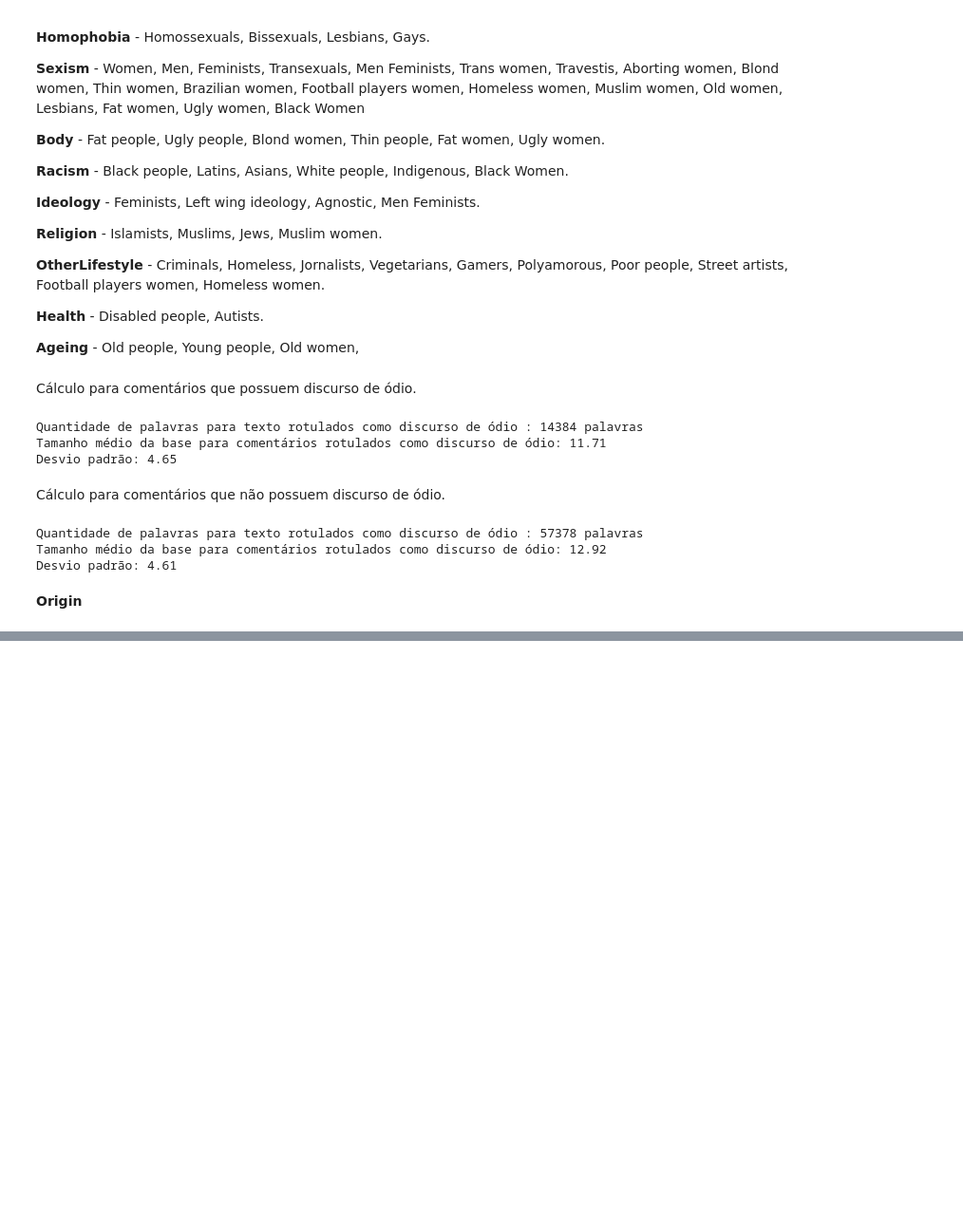
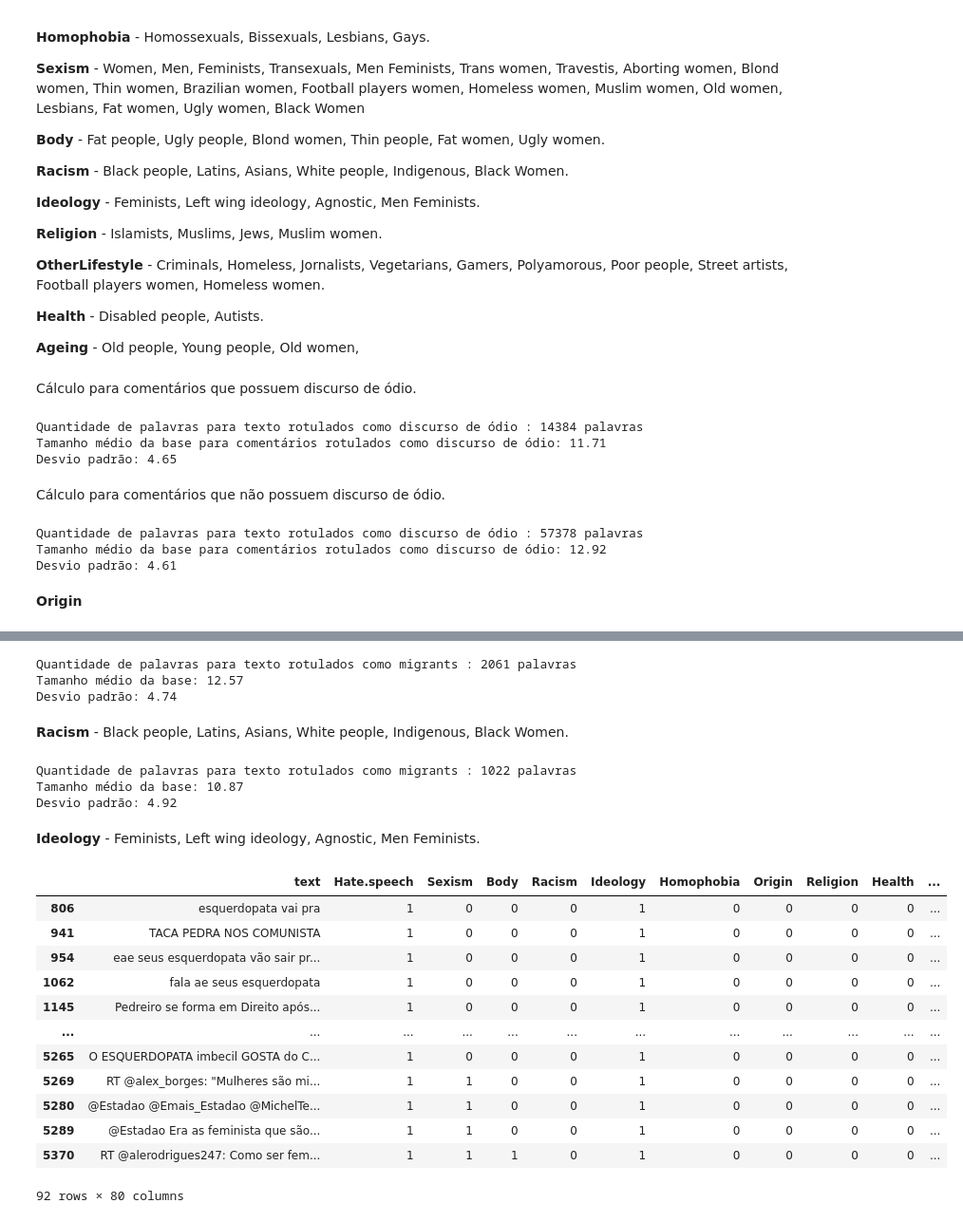
Before and after one commit to GGMmattos/Modelo-de-Deteccao-de-Linguagem-Ofensiva, a Jupyter notebook: PIC_Construção_de_modelos_de_detecção_automática_de_linguagem_ofensiva_e_ou_de_ódio_em_língua_portuguesa_.ipynb, the cells around one changed output, grey strips where cells are left out. Shown at 95% size. Saved outputs shown, nothing was run; the diff lists cells and outputs as text; code cells hidden in the pictures; blank space fills up the shorter version.

```diff
--- a/PIC_Construção_de_modelos_de_detecção_automática_de_linguagem_ofensiva_e_ou_de_ódio_em_língua_portuguesa_.ipynb
+++ b/PIC_Construção_de_modelos_de_detecção_automática_de_linguagem_ofensiva_e_ou_de_ódio_em_língua_portuguesa_.ipynb
@@ -1354,0 +1523,28 @@ Origin = hate_speech_hierarchical.loc[hate_speech_hierarchical['Latins' and 'Rur
+# %%
+categoria_body = []
+stop_words = set(stopwords.words('portuguese'))
+
+for words in body['text']:
+  only_latters =re.sub("[^a-zA-Z]", " ", words)
+  tokens = nltk.word_tokenize(only_latters)
+  lower_case = [l.lower() for l in tokens]
+  filtered_result = list(filter(lambda l: l not in stop_words, lower_case))
+  categoria_body.append(' '.join(filtered_result))
+
+
+lista_quantidade_palavras = []
+quantidade_palavras = 0
+for texto in categoria_body:
+  palavras = texto.split(' ')
+  lista_quantidade_palavras.append(len(palavras))
+  quantidade_palavras += len(palavras)
+
+print(f'Quantidade de palavras para texto rotulados como migrants : {quantidade_palavras} palavras')
+print(f'Tamanho médio da base: {round(quantidade_palavras/len(lista_quantidade_palavras), 2)} ')
+print(f'Desvio padrão: {round(np.std(lista_quantidade_palavras),2)}')
+# %% [output]
+Quantidade de palavras para texto rotulados como migrants : 2061 palavras
+Tamanho médio da base: 12.57
+Desvio padrão: 4.74
+# %% [markdown]
+**Racism** - Black people, Latins, Asians, White people, Indigenous, Black Women.
@@ -1354,0 +1553,45 @@ Origin = hate_speech_hierarchical.loc[hate_speech_hierarchical['Latins' and 'Rur
+# %%
+categoria_racism = []
+stop_words = set(stopwords.words('portuguese'))
+
+for words in racism['text']:
+  only_latters =re.sub("[^a-zA-Z]", " ", words)
+  tokens = nltk.word_tokenize(only_latters)
+  lower_case = [l.lower() for l in tokens]
+  filtered_result = list(filter(lambda l: l not in stop_words, lower_case))
+  categoria_racism.append(' '.join(filtered_result))
+
+
+lista_quantidade_palavras = []
+quantidade_palavras = 0
+for texto in categoria_racism:
+  palavras = texto.split(' ')
+  lista_quantidade_palavras.append(len(palavras))
+  quantidade_palavras += len(palavras)
+
+print(f'Quantidade de palavras para texto rotulados como migrants : {quantidade_palavras} palavras')
+print(f'Tamanho médio da base: {round(quantidade_palavras/len(lista_quantidade_palavras), 2)} ')
+print(f'Desvio padrão: {round(np.std(lista_quantidade_palavras),2)}')
+# %% [output]
+Quantidade de palavras para texto rotulados como migrants : 1022 palavras
+Tamanho médio da base: 10.87
+Desvio padrão: 4.92
+# %% [markdown]
+**Ideology** - Feminists, Left wing ideology, Agnostic, Men Feminists.
+# %%
+ideology = hate_speech_hierarchical.loc[hate_speech_hierarchical['Ideology'] == 1 ]
+ideology
+# %% [output]
+|  | text | Hate.speech | Sexism | Body | Racism | Ideology | Homophobia | Origin | Religion | Health | ... |
+| 806 | esquerdopata vai pra | 1 | 0 | 0 | 0 | 1 | 0 | 0 | 0 | 0 | ... |
+| 941 | TACA PEDRA NOS COMUNISTA | 1 | 0 | 0 | 0 | 1 | 0 | 0 | 0 | 0 | ... |
+| 954 | eae seus esquerdopata vão sair pr... | 1 | 0 | 0 | 0 | 1 | 0 | 0 | 0 | 0 | ... |
+| 1062 | fala ae seus esquerdopata | 1 | 0 | 0 | 0 | 1 | 0 | 0 | 0 | 0 | ... |
+| 1145 | Pedreiro se forma em Direito após... | 1 | 0 | 0 | 0 | 1 | 0 | 0 | 0 | 0 | ... |
+| ... | ... | ... | ... | ... | ... | ... | ... | ... | ... | ... | ... |
+| 5265 | O ESQUERDOPATA imbecil GOSTA do C... | 1 | 0 | 0 | 0 | 1 | 0 | 0 | 0 | 0 | ... |
+| 5269 | RT @alex_borges: "Mulheres são mi... | 1 | 1 | 0 | 0 | 1 | 0 | 0 | 0 | 0 | ... |
+| 5280 | @Estadao @Emais_Estadao @MichelTe... | 1 | 1 | 0 | 0 | 1 | 0 | 0 | 0 | 0 | ... |
+| 5289 | @Estadao Era as feminista que são... | 1 | 1 | 0 | 0 | 1 | 0 | 0 | 0 | 0 | ... |
+| 5370 | RT @alerodrigues247: Como ser fem... | 1 | 1 | 1 | 0 | 1 | 0 | 0 | 0 | 0 | ... |
+92 rows × 80 columns
```
Also changed, not shown: parts of 29 cells of this notebook.
